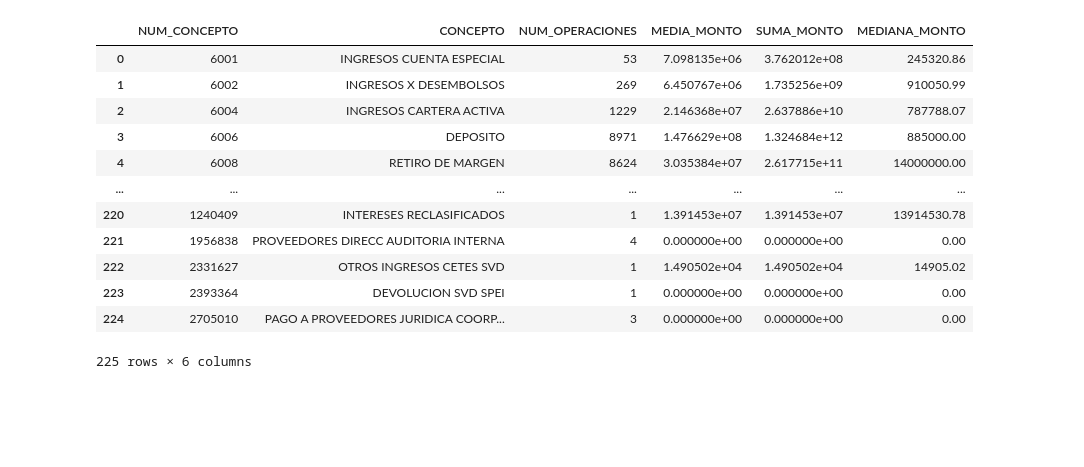
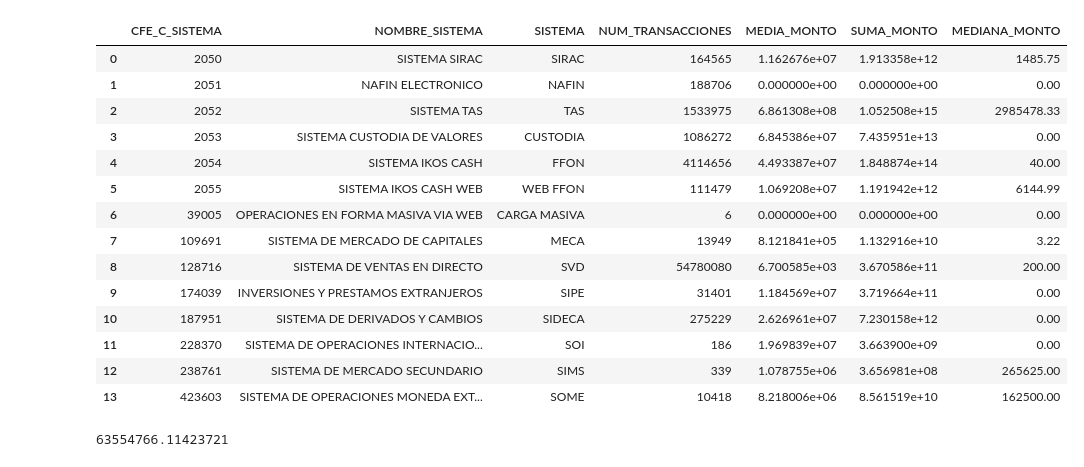
Before and after one commit to Ale1726/clientes_eda, a Jupyter notebook: producto_ffon_general.ipynb, the cells around one changed output. Drawn from its saved outputs; the diff is of its cells as text; code cells hidden in the pictures; blank space fills up the shorter version.

```diff
--- a/producto_ffon_general.ipynb
+++ b/producto_ffon_general.ipynb
@@ -17,20 +17,26 @@ import matplotlib.pyplot as plt
 # %%
 path = "/home/ale1726/proyects/datalake/clientes/data/productos/FFON"
 # %%
-agrupado_ffon_subconceptos = pd.read_csv(os.path.join(path,"agrupado_ffon_subconceptos.dat"))
+agrupado_sistemas_transacciones_general = pd.read_csv(os.path.join(path,"agrupado_sistemas_transacciones_general.dat"))
-# %%
-agrupado_ffon_subconceptos
-# %% [output]
-|  | NUM_CONCEPTO | CONCEPTO | NUM_OPERACIONES | MEDIA_MONTO | SUMA_MONTO | MEDIANA_MONTO |
-| 0 | 6001 | INGRESOS CUENTA ESPECIAL | 53 | 7.098135e+06 | 3.762012e+08 | 245320.86 |
-| 1 | 6002 | INGRESOS X DESEMBOLSOS | 269 | 6.450767e+06 | 1.735256e+09 | 910050.99 |
-| 2 | 6004 | INGRESOS CARTERA ACTIVA | 1229 | 2.146368e+07 | 2.637886e+10 | 787788.07 |
-| 3 | 6006 | DEPOSITO | 8971 | 1.476629e+08 | 1.324684e+12 | 885000.00 |
-| 4 | 6008 | RETIRO DE MARGEN | 8624 | 3.035384e+07 | 2.617715e+11 | 14000000.00 |
-| ... | ... | ... | ... | ... | ... | ... |
-| 220 | 1240409 | INTERESES RECLASIFICADOS | 1 | 1.391453e+07 | 1.391453e+07 | 13914530.78 |
-| 221 | 1956838 | PROVEEDORES DIRECC AUDITORIA INTERNA | 4 | 0.000000e+00 | 0.000000e+00 | 0.00 |
-| 222 | 2331627 | OTROS INGRESOS CETES SVD | 1 | 1.490502e+04 | 1.490502e+04 | 14905.02 |
-| 223 | 2393364 | DEVOLUCION SVD SPEI | 1 | 0.000000e+00 | 0.000000e+00 | 0.00 |
-| 224 | 2705010 | PAGO A PROVEEDORES JURIDICA COORP... | 3 | 0.000000e+00 | 0.000000e+00 | 0.00 |
-225 rows × 6 columns
+# %%
+agrupado_sistemas_transacciones_general
+# %% [output]
+|  | CFE_C_SISTEMA | NOMBRE_SISTEMA | SISTEMA | NUM_TRANSACCIONES | MEDIA_MONTO | SUMA_MONTO | MEDIANA_MONTO |
+| 0 | 2050 | SISTEMA SIRAC | SIRAC | 164565 | 1.162676e+07 | 1.913358e+12 | 1485.75 |
+| 1 | 2051 | NAFIN ELECTRONICO | NAFIN | 188706 | 0.000000e+00 | 0.000000e+00 | 0.00 |
+| 2 | 2052 | SISTEMA TAS | TAS | 1533975 | 6.861308e+08 | 1.052508e+15 | 2985478.33 |
+| 3 | 2053 | SISTEMA CUSTODIA DE VALORES | CUSTODIA | 1086272 | 6.845386e+07 | 7.435951e+13 | 0.00 |
+| 4 | 2054 | SISTEMA IKOS CASH | FFON | 4114656 | 4.493387e+07 | 1.848874e+14 | 40.00 |
+| 5 | 2055 | SISTEMA IKOS CASH WEB | WEB FFON | 111479 | 1.069208e+07 | 1.191942e+12 | 6144.99 |
+| 6 | 39005 | OPERACIONES EN FORMA MASIVA VIA WEB | CARGA MASIVA | 6 | 0.000000e+00 | 0.000000e+00 | 0.00 |
+| 7 | 109691 | SISTEMA DE MERCADO DE CAPITALES | MECA | 13949 | 8.121841e+05 | 1.132916e+10 | 3.22 |
+| 8 | 128716 | SISTEMA DE VENTAS EN DIRECTO | SVD | 54780080 | 6.700585e+03 | 3.670586e+11 | 200.00 |
+| 9 | 174039 | INVERSIONES Y PRESTAMOS EXTRANJEROS | SIPE | 31401 | 1.184569e+07 | 3.719664e+11 | 0.00 |
+| 10 | 187951 | SISTEMA DE DERIVADOS Y CAMBIOS | SIDECA | 275229 | 2.626961e+07 | 7.230158e+12 | 0.00 |
+| 11 | 228370 | SISTEMA DE OPERACIONES INTERNACIO... | SOI | 186 | 1.969839e+07 | 3.663900e+09 | 0.00 |
+| 12 | 238761 | SISTEMA DE MERCADO SECUNDARIO | SIMS | 339 | 1.078755e+06 | 3.656981e+08 | 265625.00 |
+| 13 | 423603 | SISTEMA DE OPERACIONES MONEDA EXT... | SOME | 10418 | 8.218006e+06 | 8.561519e+10 | 162500.00 |
+# %%
+agrupado_sistemas_transacciones_general["MEDIA_MONTO"].mean()
+# %% [output]
+63554766.11423721
```
Also changed, not shown: parts of 2 cells of this notebook, 2 other files.
